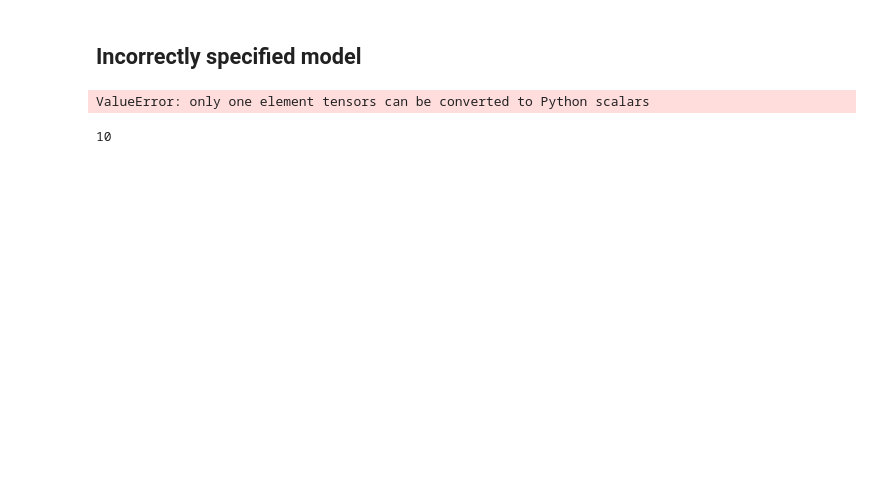
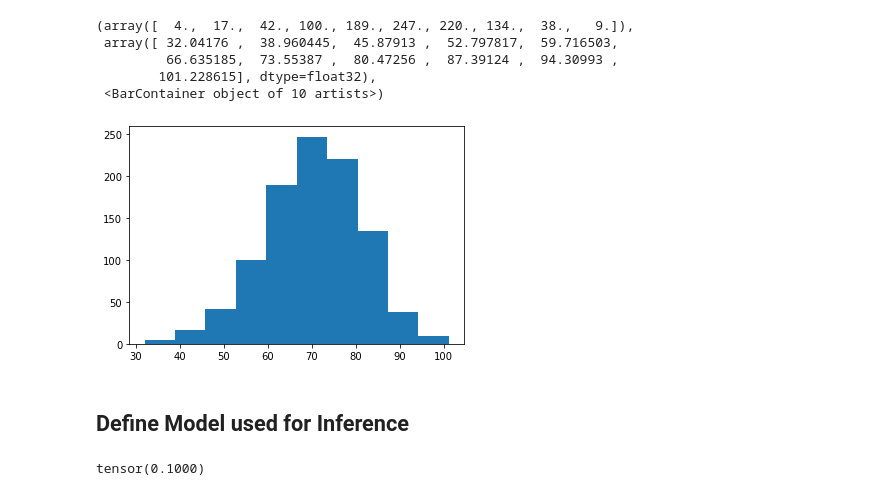
Before and after one commit to devonjkohler/gillespiePPL, a Jupyter notebook: Jupyter_Notebooks/Pyro_Implementation.ipynb, the cells around one changed output. Cells and saved outputs as stored; diff of their text form; code cells hidden in the pictures; blank space fills up the shorter version.

Commit message:
updated pyro model

```diff
--- a/Jupyter_Notebooks/Pyro_Implementation.ipynb
+++ b/Jupyter_Notebooks/Pyro_Implementation.ipynb
@@ -75,2 +76,13 @@ data = torch.stack(data)
+# %%
+fig, ax = plt.subplots()
+
+ax.hist(np.array(data[:, 99, 2]), bins = 10)
+# %% [output]
+(array([  4.,  17.,  42., 100., 189., 247., 220., 134.,  38.,   9.]),
+ array([ 32.04176 ,  38.960445,  45.87913 ,  52.797817,  59.716503,
+         66.635185,  73.55387 ,  80.47256 ,  87.39124 ,  94.30993 ,
+        101.228615], dtype=float32),
+ <BarContainer object of 10 artists>)
+[figure, added]
 # %% [markdown]
-## Incorrectly specified model
+## Define Model used for Inference
@@ -81,11 +89,4 @@ s3_temp = torch.tensor([4,12,12])
-# %%
-with pyro.plate("loop", size = len(s1_temp)):
-    pyro.sample("test", pyro.distributions.Categorical(torch.tensor([torch.tensor([4,12,12]) * .5,
-                                                  torch.tensor([4,12,12]) * .5,
-                                                  torch.tensor([4,12,12]) * .5])))
-# %% [output]
-ValueError: only one element tensors can be converted to Python scalars
-# %%
-data.shape[1]
-# %% [output]
-10
+# %%
+pyro.sample("r1", pyro.distributions.Delta(torch.tensor(.1)))
+# %% [output]
+tensor(0.1000)
```
Also changed, not shown: parts of 30 cells of this notebook, 3 other files.
